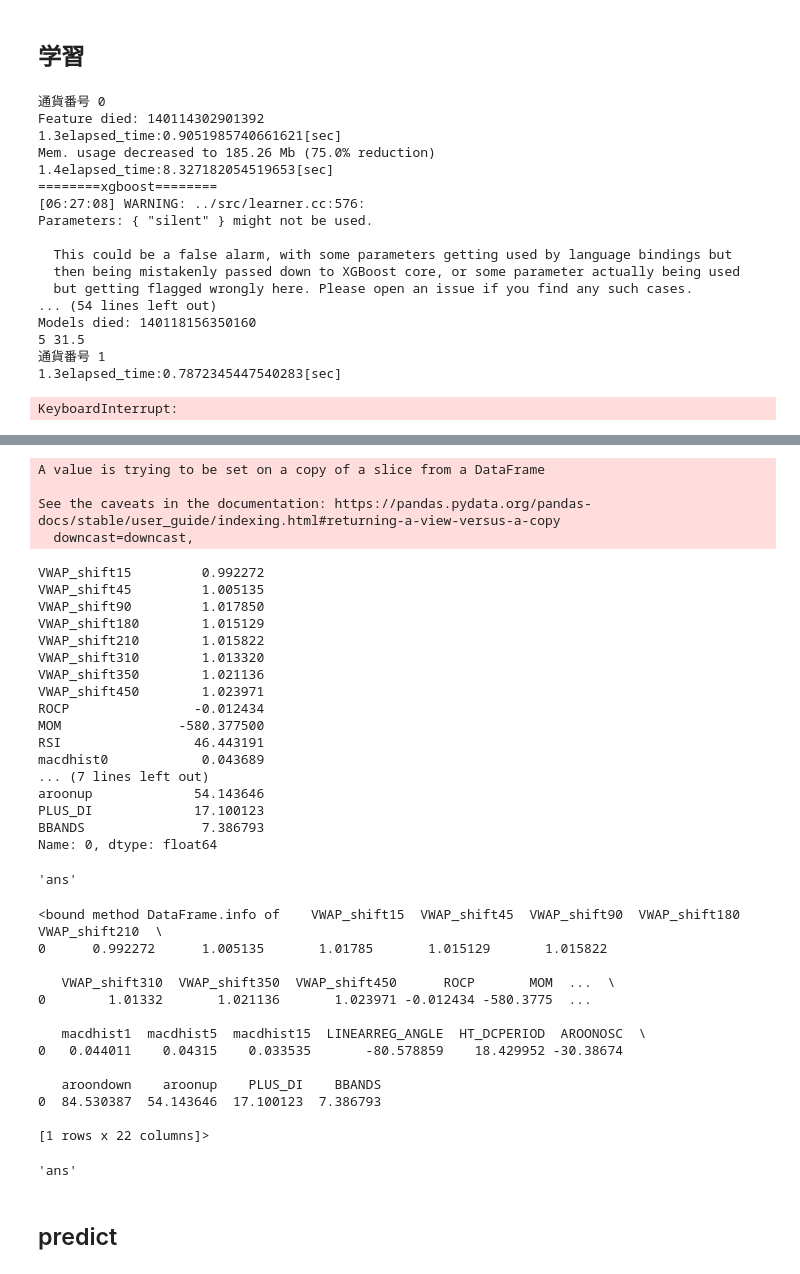
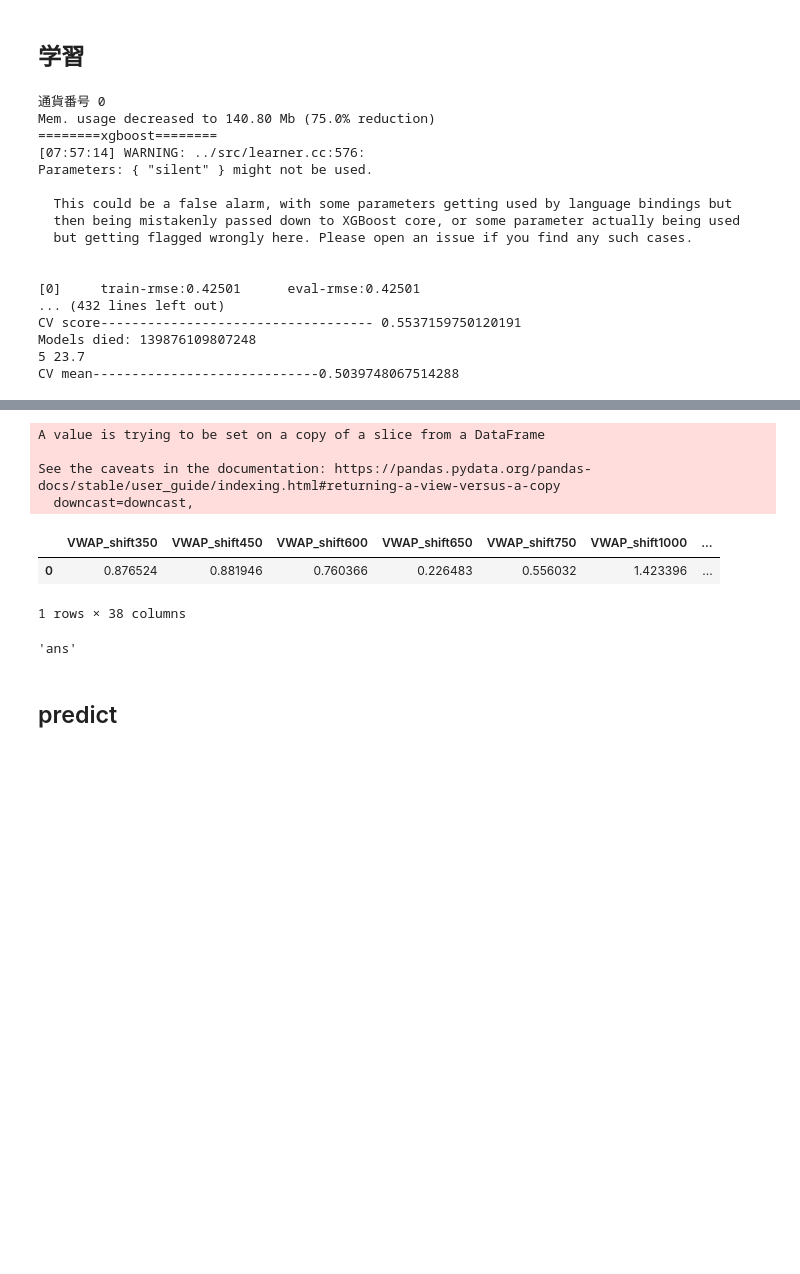
Before and after one commit to YN35/G_Research, a Jupyter notebook: g-research.ipynb, the cells around one changed output, grey strips where cells are left out. Saved outputs shown, nothing was run; the diff lists cells and outputs as text; code cells hidden in the pictures; blank space fills up the shorter version.

```diff
--- a/g-research.ipynb
+++ b/g-research.ipynb
@@ -934,10 +1056,10 @@ for Asset_ID in range(13):#通貨別にデータを作りそれを通貨別で
     y_train.replace([np.inf, -np.inf], np.nan, inplace=True)
     y_train.fillna(method='ffill', inplace=True)
     y_train.fillna(0, inplace=True)
-    X_train = fe.conv_data(X_train, Asset_ID, train_list, save_fet=False, save_name='feature')
+    X_train = fe.conv_data(X_train, Asset_ID, save_fet=False, save_name='feature')
     #print(train)
     #print(train_list[1])
-    categorical_features = ['CDL2CROWS']
+    categorical_features = []
 
     ct = Controller(Asset_ID)
 
@@ -959,31 +1081,30 @@ print('CV mean-----------------------------'+str(sum(scores)/len(scores)))
 #catboost 0.06
 # %% [output]
 通貨番号 0
-Feature died: 140114302901392
-1.3elapsed_time:0.9051985740661621[sec]
-Mem. usage decreased to 185.26 Mb (75.0% reduction)
-1.4elapsed_time:8.327182054519653[sec]
+Mem. usage decreased to 140.80 Mb (75.0% reduction)
 ========xgboost========
-[06:27:08] WARNING: ../src/learner.cc:576:
+[07:57:14] WARNING: ../src/learner.cc:576:
 Parameters: { "silent" } might not be used.
 
   This could be a false alarm, with some parameters getting used by language bindings but
   then being mistakenly passed down to XGBoost core, or some parameter actually being used
   but getting flagged wrongly here. Please open an issue if you find any such cases.
-... (54 lines left out)
-Models died: 140118156350160
-5 31.5
-通貨番号 1
-1.3elapsed_time:0.7872345447540283[sec]
+
+
+[0]     train-rmse:0.42501      eval-rmse:0.42501
+... (432 lines left out)
+CV score----------------------------------- 0.5537159750120191
+Models died: 139876109807248
+5 23.7
+CV mean-----------------------------0.5039748067514288
-KeyboardInterrupt:
 # %%
 #Measure a time(fe)
 fe = Feature()
-df = train_list[1].copy()
+df = train_list[1].drop('Target', axis=1).copy()
 start = time.time()
-#df = fe.conv_data(df, 1, train_list, save_fet=False, save_name='feature', save_mem=False)
-df = fe.conv_data(df.iloc[-610:,:], 1, train_list, save_fet=False, save_name='feature', save_mem=False, test=True)
+#df = fe.conv_data(df, 1, save_fet=False, save_name='feature', save_mem=False)
+df = fe.conv_data(df.iloc[-25001:,:], 1, save_fet=False, save_name='feature', save_mem=False, test=True)
 print ("0elapsed_time:{0}".format(time.time() - start) + "[sec]")
-display(df.iloc[-1,:],'ans')
-display(df.info,'ans')
+display(df,'ans')
+#print(df.columns.values.tolist())
 # %% [output]
@@ -996,39 +1113,11 @@ Feature died: 140114321170768
 A value is trying to be set on a copy of a slice from a DataFrame
 
 See the caveats in the documentation: https://pandas.pydata.org/pandas-docs/stable/user_guide/indexing.html#returning-a-view-versus-a-copy
   downcast=downcast,
+|  | VWAP_shift350 | VWAP_shift450 | VWAP_shift600 | VWAP_shift650 | VWAP_shift750 | VWAP_shift1000 | ... |
+| 0 | 0.876524 | 0.881946 | 0.760366 | 0.226483 | 0.556032 | 1.423396 | ... |
-VWAP_shift15         0.992272
-VWAP_shift45         1.005135
-VWAP_shift90         1.017850
-VWAP_shift180        1.015129
-VWAP_shift210        1.015822
-VWAP_shift310        1.013320
-VWAP_shift350        1.021136
-VWAP_shift450        1.023971
-ROCP                -0.012434
-MOM               -580.377500
-RSI                 46.443191
-macdhist0            0.043689
-... (7 lines left out)
-aroonup             54.143646
-PLUS_DI             17.100123
-BBANDS               7.386793
-Name: 0, dtype: float64
+1 rows × 38 columns
 'ans'
-<bound method DataFrame.info of    VWAP_shift15  VWAP_shift45  VWAP_shift90  VWAP_shift180  VWAP_shift210  \
-0      0.992272      1.005135       1.01785       1.015129       1.015822
-
-   VWAP_shift310  VWAP_shift350  VWAP_shift450      ROCP       MOM  ...  \
-0        1.01332       1.021136       1.023971 -0.012434 -580.3775  ...
-
-   macdhist1  macdhist5  macdhist15  LINEARREG_ANGLE  HT_DCPERIOD  AROONOSC  \
-0   0.044011    0.04315    0.033535       -80.578859    18.429952 -30.38674
-
-   aroondown    aroonup    PLUS_DI    BBANDS
-0  84.530387  54.143646  17.100123  7.386793
-
-[1 rows x 22 columns]>
-'ans'
 # %%
 # #del train_raw
 # del X_train, y_train
```
Also changed, not shown: parts of 13 cells of this notebook.
